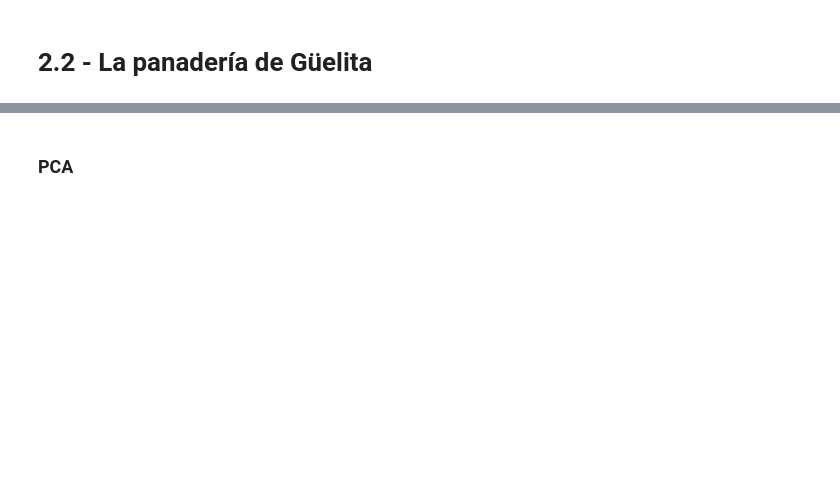
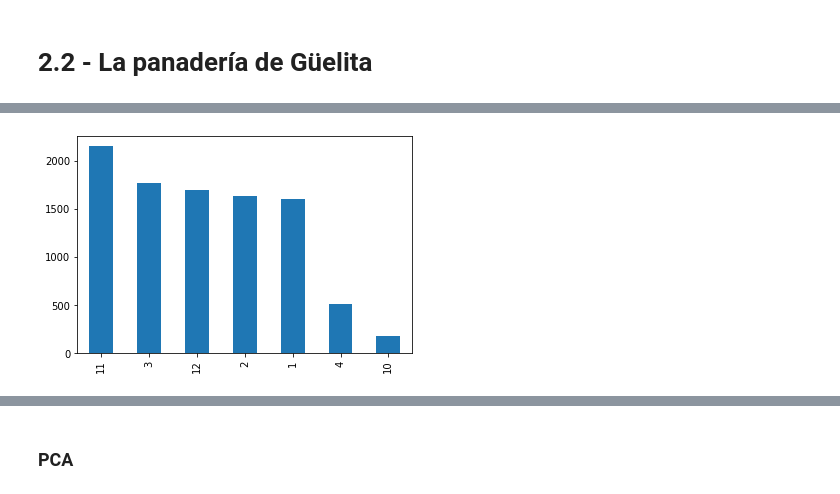
Before and after one commit to Ironhack-Data-Madrid-Abril-2021/Material_Clase, a Jupyter notebook: semana_7/2.2 - La panaderia de Guelita.ipynb, the cells around one changed output, grey strips where cells are left out. Saved outputs shown, nothing was run; the diff lists cells and outputs as text; code cells hidden in the pictures; blank space fills up the shorter version.

```diff
--- a/semana_7/2.2 - La panaderia de Guelita.ipynb
+++ b/semana_7/2.2 - La panaderia de Guelita.ipynb
@@ -2,0 +52,5 @@
+# %%
+breadbasket['Datetime']=pd.to_datetime(breadbasket.Date+' '+breadbasket.Time,
+                                      format='%Y-%m-%d %H:%M:%S')
+
+breadbasket.head()
@@ -25,0 +147,4 @@ breadbasket.head()
+# %%
+bread_group=breadbasket.groupby(['Datetime', 'Transaction']).sum()
+
+bread_group.head()
@@ -25,0 +163,4 @@ breadbasket.head()
+# %%
+bread_group.reset_index(level='Datetime', inplace=True)
+
+bread_group.head()
@@ -25,0 +175,6 @@ breadbasket.head()
+# %%
+bread_group['day']=bread_group.Datetime.dt.day_name()
+bread_group['hour']=bread_group.Datetime.dt.hour
+bread_group['month']=bread_group.Datetime.dt.month
+
+bread_group.head()
@@ -25,0 +189,4 @@ breadbasket.head()
+# %%
+bread_group.month.value_counts().plot(kind='bar');
+# %% [output]
+[figure, added]
```
Also changed, not shown: parts of 44 cells of this notebook.
